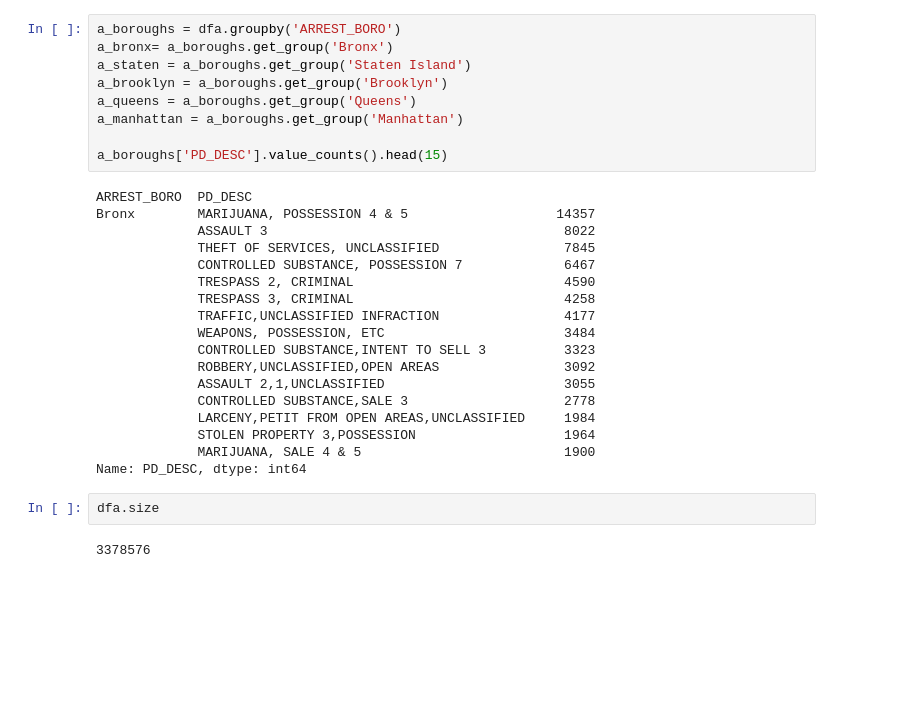
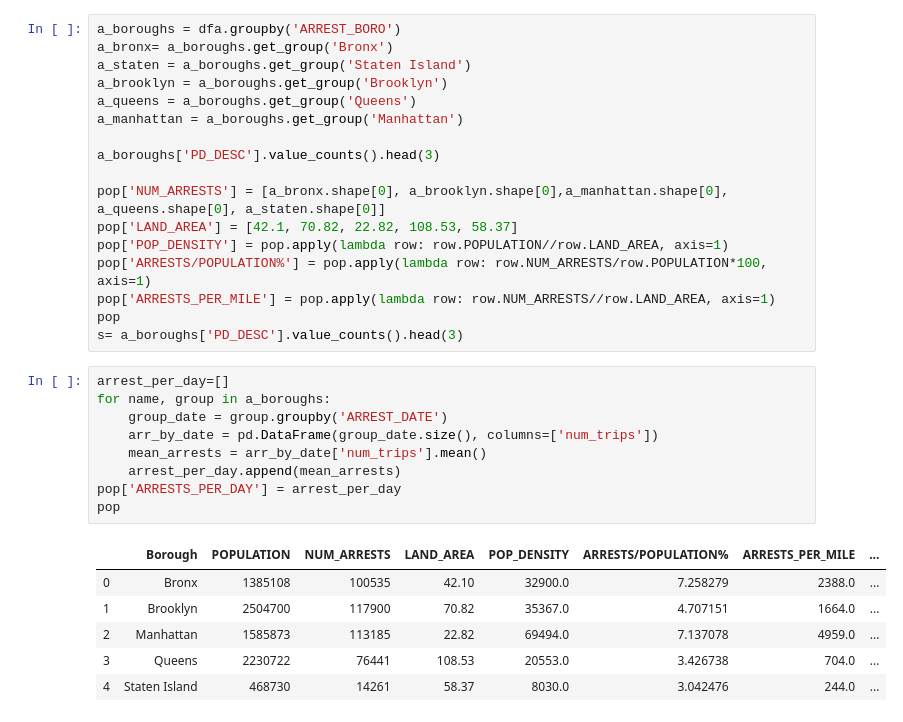
Before and after one commit to catdematos98/DataScience, a Jupyter notebook: popVScrime.ipynb, the cells around one changed output. Drawn from its saved outputs; the diff is of its cells as text; blank space fills up the shorter version.

```diff
--- a/popVScrime.ipynb
+++ b/popVScrime.ipynb
@@ -100,31 +97,33 @@ The "Population" column has 0.00% empty values
-# %%
-a_boroughs = dfa.groupby('ARREST_BORO')
-a_bronx= a_boroughs.get_group('Bronx')
-a_staten = a_boroughs.get_group('Staten Island')
-a_brooklyn = a_boroughs.get_group('Brooklyn')
-a_queens = a_boroughs.get_group('Queens')
-a_manhattan = a_boroughs.get_group('Manhattan')
-
-a_boroughs['PD_DESC'].value_counts().head(15)
-# %% [output]
-ARREST_BORO  PD_DESC
-Bronx        MARIJUANA, POSSESSION 4 & 5                   14357
-             ASSAULT 3                                      8022
-             THEFT OF SERVICES, UNCLASSIFIED                7845
-             CONTROLLED SUBSTANCE, POSSESSION 7             6467
-             TRESPASS 2, CRIMINAL                           4590
-             TRESPASS 3, CRIMINAL                           4258
-             TRAFFIC,UNCLASSIFIED INFRACTION                4177
-             WEAPONS, POSSESSION, ETC                       3484
-             CONTROLLED SUBSTANCE,INTENT TO SELL 3          3323
-             ROBBERY,UNCLASSIFIED,OPEN AREAS                3092
-             ASSAULT 2,1,UNCLASSIFIED                       3055
-             CONTROLLED SUBSTANCE,SALE 3                    2778
-             LARCENY,PETIT FROM OPEN AREAS,UNCLASSIFIED     1984
-             STOLEN PROPERTY 3,POSSESSION                   1964
-             MARIJUANA, SALE 4 & 5                          1900
-Name: PD_DESC, dtype: int64
-# %%
-dfa.size
-# %% [output]
-3378576
+# %%
+a_boroughs = dfa.groupby('ARREST_BORO')
+a_bronx= a_boroughs.get_group('Bronx')
+a_staten = a_boroughs.get_group('Staten Island')
+a_brooklyn = a_boroughs.get_group('Brooklyn')
+a_queens = a_boroughs.get_group('Queens')
+a_manhattan = a_boroughs.get_group('Manhattan')
+
+a_boroughs['PD_DESC'].value_counts().head(3)
+
+pop['NUM_ARRESTS'] = [a_bronx.shape[0], a_brooklyn.shape[0],a_manhattan.shape[0], a_queens.shape[0], a_staten.shape[0]]
+pop['LAND_AREA'] = [42.1, 70.82, 22.82, 108.53, 58.37]
+pop['POP_DENSITY'] = pop.apply(lambda row: row.POPULATION//row.LAND_AREA, axis=1)
+pop['ARRESTS/POPULATION%'] = pop.apply(lambda row: row.NUM_ARRESTS/row.POPULATION*100, axis=1)
+pop['ARRESTS_PER_MILE'] = pop.apply(lambda row: row.NUM_ARRESTS//row.LAND_AREA, axis=1)
+pop
+s= a_boroughs['PD_DESC'].value_counts().head(3)
+# %%
+arrest_per_day=[]
+for name, group in a_boroughs:
+    group_date = group.groupby('ARREST_DATE')
+    arr_by_date = pd.DataFrame(group_date.size(), columns=['num_trips'])
+    mean_arrests = arr_by_date['num_trips'].mean()
+    arrest_per_day.append(mean_arrests)
+pop['ARRESTS_PER_DAY'] = arrest_per_day
+pop
+# %% [output]
+|  | Borough | POPULATION | NUM_ARRESTS | LAND_AREA | POP_DENSITY | ARRESTS/POPULATION% | ARRESTS_PER_MILE | ... |
+| 0 | Bronx | 1385108 | 100535 | 42.10 | 32900.0 | 7.258279 | 2388.0 | ... |
+| 1 | Brooklyn | 2504700 | 117900 | 70.82 | 35367.0 | 4.707151 | 1664.0 | ... |
+| 2 | Manhattan | 1585873 | 113185 | 22.82 | 69494.0 | 7.137078 | 4959.0 | ... |
+| 3 | Queens | 2230722 | 76441 | 108.53 | 20553.0 | 3.426738 | 704.0 | ... |
+| 4 | Staten Island | 468730 | 14261 | 58.37 | 8030.0 | 3.042476 | 244.0 | ... |
```
Also changed, not shown: parts of 6 cells of this notebook.
